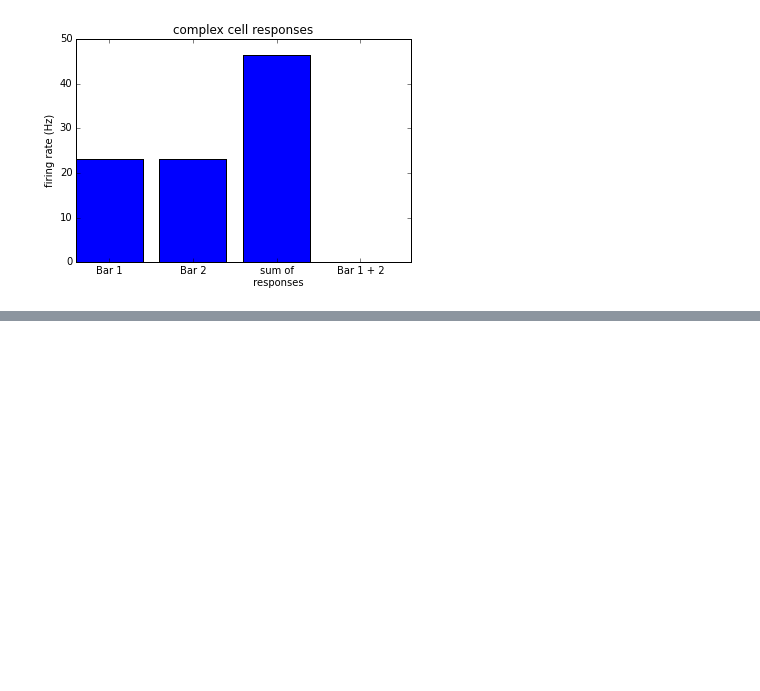
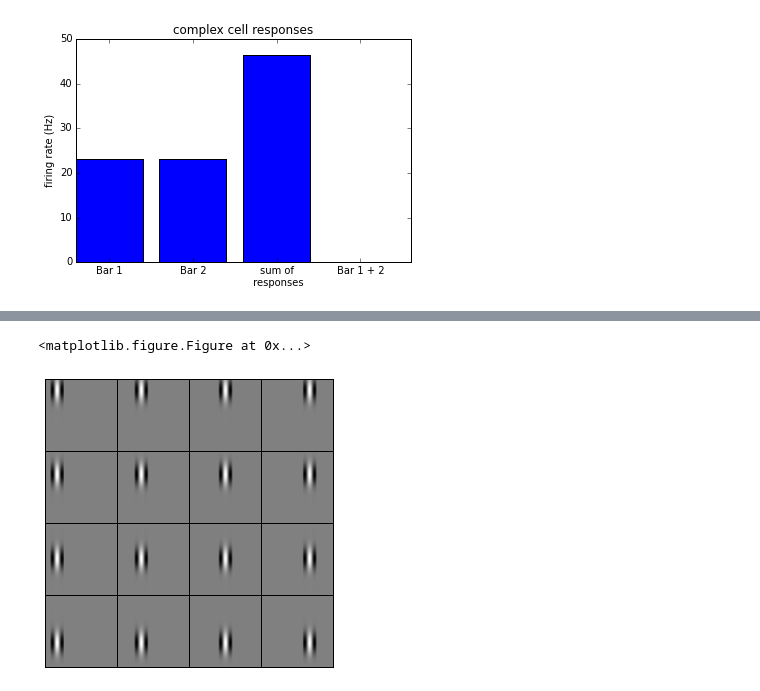
Before and after one commit to btel/python-in-neuroscience-tutorials, a Jupyter notebook: receptive_fields_models.ipynb, the cells around one changed output, grey strips where cells are left out. Saved outputs shown, nothing was run; the diff lists cells and outputs as text; code cells hidden in the pictures; blank space fills up the shorter version.

Commit message:
expanded receptive fields

```diff
--- a/receptive_fields_models.ipynb
+++ b/receptive_fields_models.ipynb
@@ -352,7 +352,0 @@ plt.title('complex cell responses')
-# %%
-fig, axes = plt.subplots(3,int(np.ceil(len(Ws)/3)), squeeze=True)
-for i in range(len(Ws)):
-    ax = axes.flat[i]
-    ax.imshow(Ws[i])
-    ax.set_xticks([])
-    ax.set_yticks([])
@@ -360,0 +357,25 @@ for i in range(len(Ws)):
+# %%
+plt.figure(figsize=(6,6))
+n_grid = 4
+fig, axes = plt.subplots(n_grid,n_grid,
+                         figsize=(4,4),
+                         gridspec_kw=dict(hspace=0,
+                                          wspace=0,
+                                          left=0,
+                                          right=1,
+                                          bottom=0,
+                                          top=1))
+delta_x0 = (xmax - xmin)/(n_grid + 2)
+delta_y0 = (ymax - ymin)/(n_grid + 2)
+
+for i in range(n_grid):
+    for j in range(n_grid):
+        ax = axes[j, i]
+        x0, y0 = xmax - (i+1) * delta_x0, ymax - (j + 1) * delta_y0
+        rf = receptive_field(XX + x0, YY + y0 , rf_angle, rf_width, rf_height)
+        ax.imshow(rf)
+        ax.set_xticks([])
+        ax.set_yticks([])
+# %% [output]
+<matplotlib.figure.Figure at 0x...>
+[figure, added]
```
Also changed, not shown: parts of 25 cells of this notebook.
